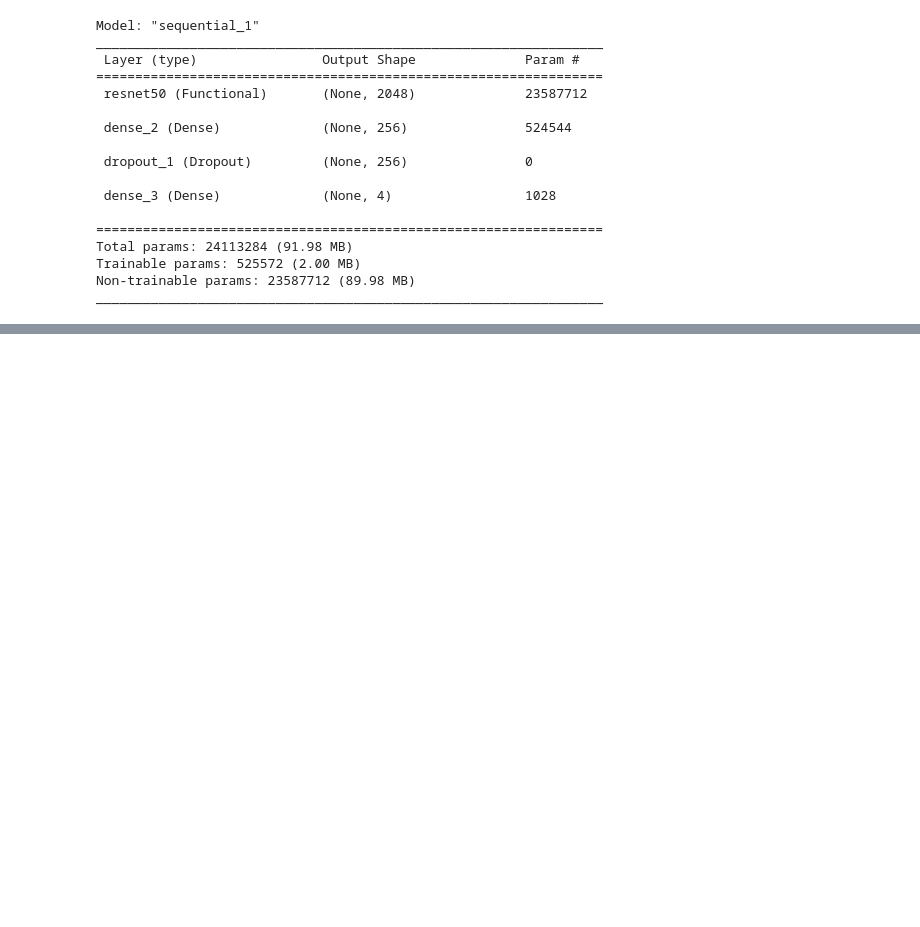
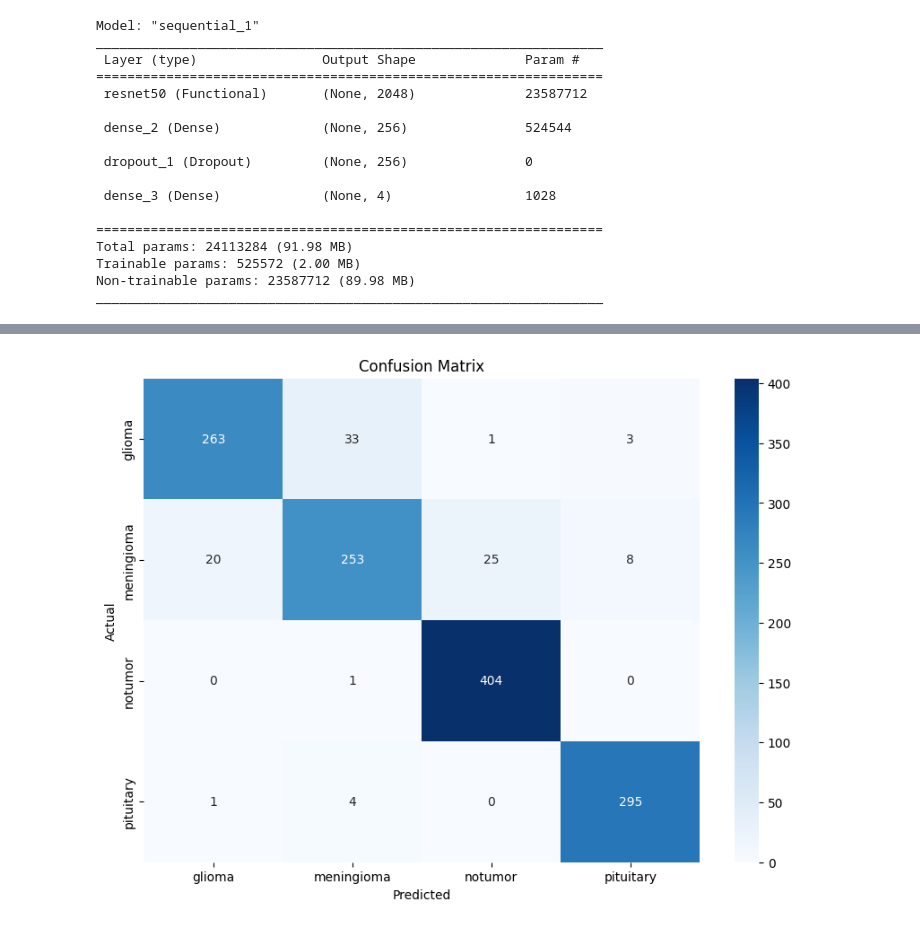
Before and after one commit to titobi/Brain-Tumor-Image-Classfication, a Jupyter notebook: Brain_Tumor_Image_Classification.ipynb, the cells around one changed output, grey strips where cells are left out. Cells and saved outputs as stored; diff of their text form; code cells hidden in the pictures; blank space fills up the shorter version.

```diff
--- a/Brain_Tumor_Image_Classification.ipynb
+++ b/Brain_Tumor_Image_Classification.ipynb
@@ -598,0 +736,15 @@ plt.show()
+# %%
+# Plot confusion matrix
+from sklearn.metrics import confusion_matrix, classification_report
+import seaborn as sns
+# Predict on the test set
+y_pred = model.predict(X_test)
+y_pred_classes = np.argmax(y_pred, axis=1)
+y_true_classes = np.argmax(y_test, axis=1)
+
+# Classification report
+print(classification_report(y_true_classes, y_pred_classes, target_names=class_names))
+
+# Confusion matrix
+conf_matrix = confusion_matrix(y_true_classes, y_pred_classes)
+print(conf_matrix)
@@ -598,0 +768,10 @@ plt.show()
+# %%
+conf_matrix = confusion_matrix(y_true_classes, y_pred_classes)
+plt.figure(figsize=(10, 7))
+sns.heatmap(conf_matrix, annot=True, fmt='d', cmap='Blues', xticklabels=class_names, yticklabels=class_names)
+plt.xlabel('Predicted')
+plt.ylabel('Actual')
+plt.title('Confusion Matrix')
+plt.show()
+# %% [output]
+[figure, added]
```
Also changed, not shown: parts of 29 cells of this notebook.
